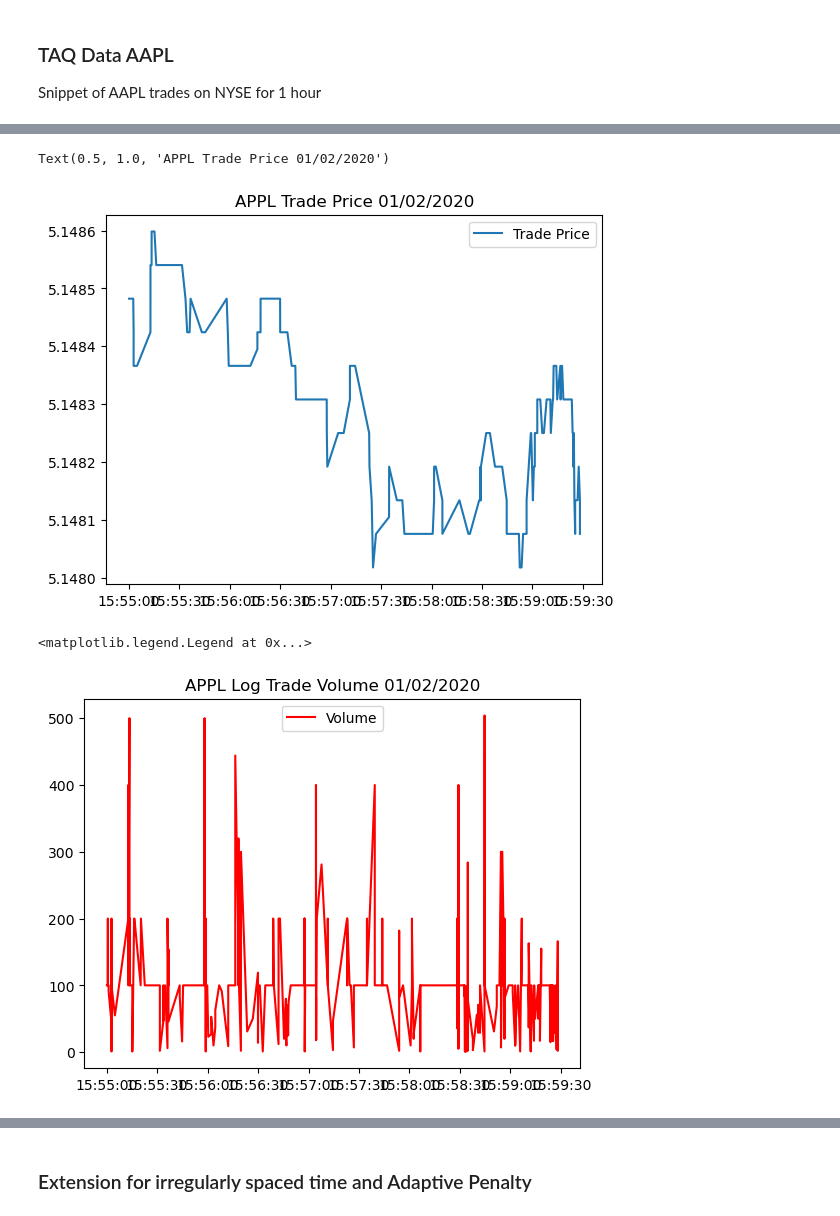
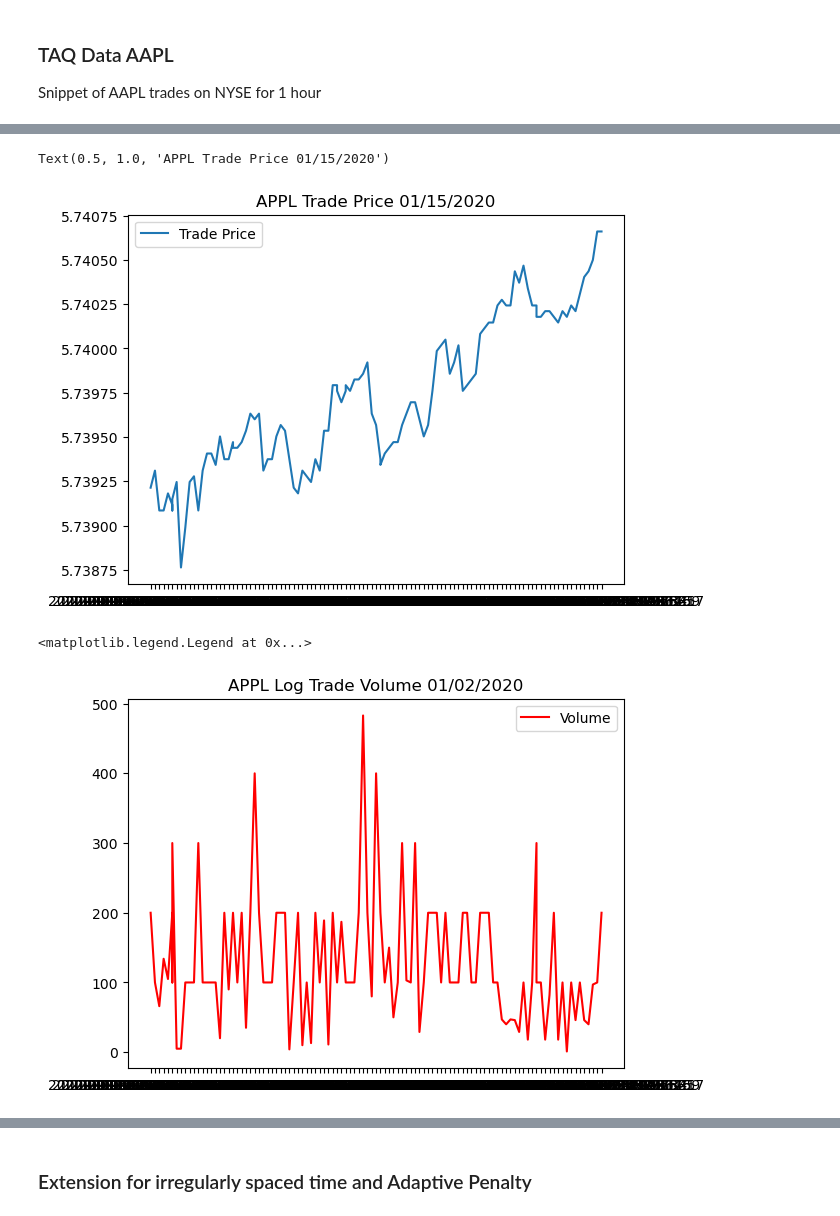
Before and after one commit to jasonbohne123/Adaptive_Signal_Estimation, a Jupyter notebook: Lasso_CPD/Optimized_Adaptive.ipynb, the cells around one changed output, grey strips where cells are left out. Saved outputs shown, nothing was run; the diff lists cells and outputs as text; code cells hidden in the pictures.

Commit message:
irregular time

```diff
--- a/Lasso_CPD/Optimized_Adaptive.ipynb
+++ b/Lasso_CPD/Optimized_Adaptive.ipynb
@@ -26,10 +26,11 @@ from adaptive_tf import l1tf_adaptive, Dmat
 
 Snippet of AAPL trades on NYSE for 1 hour
 # %%
-trades=pd.read_csv(f'{path}TAQ-Query-Scripts/data/aapl_sample_trades.csv')
-trades
-trades.index=pd.to_datetime(trades['Time'],format="%Y-%m-%d %H:%M:%S.%f")
-trades=trades[trades.index < datetime.strptime(f"2018-01-02 15:59:30", "%Y-%m-%d %H:%M:%S")]
-trades=trades[trades.index > datetime.strptime(f"2018-01-02 15:55:00", "%Y-%m-%d %H:%M:%S")]
+trades=pd.read_csv(f'{path}TAQ-Query-Scripts/data/cleaned_trades.csv',index_col=0)
+
+
+trades=trades[trades.index < "2020-01-15 15:59:30"]
+trades=trades[trades.index> "2020-01-15 15:55:00"]
 
 trades['Trade_Price']=np.log(trades['Trade_Price'])
+trades
@@ -36,11 +51,11 @@ trades['Trade_Price']=np.log(trades['Trade_Price'])
 # %%
 fig,ax=plt.subplots()
 ax.plot(trades['Trade_Price'],label='Trade Price')
 ax.legend()
-ax.set_title("APPL Trade Price 01/02/2020")
+ax.set_title("APPL Trade Price 01/15/2020")
 # %% [output]
-Text(0.5, 1.0, 'APPL Trade Price 01/02/2020')
+Text(0.5, 1.0, 'APPL Trade Price 01/15/2020')
-[figure, old version]
+[figure, new version]
 # %%
 vol=trades['Trade_Volume']
 # %%
@@ -50,4 +65,4 @@ ax.plot(vol,color='red',label='Volume')
 ax.legend()
 # %% [output]
 <matplotlib.legend.Legend at 0x...>
-[figure, old version]
+[figure, new version]
```
Also changed, not shown: parts of 38 cells of this notebook, 3 other files.
